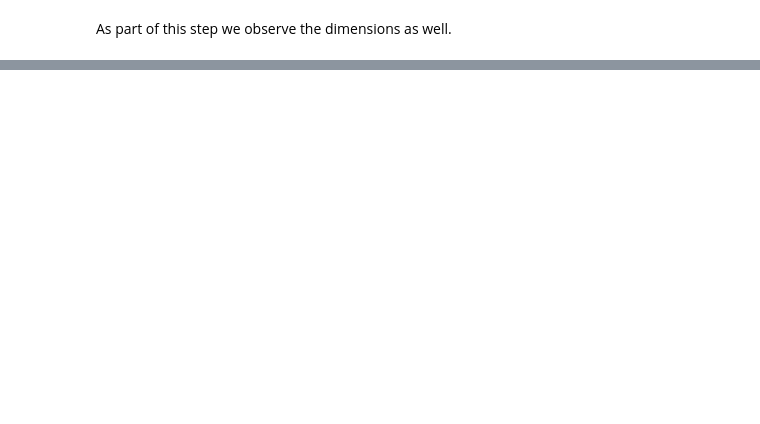
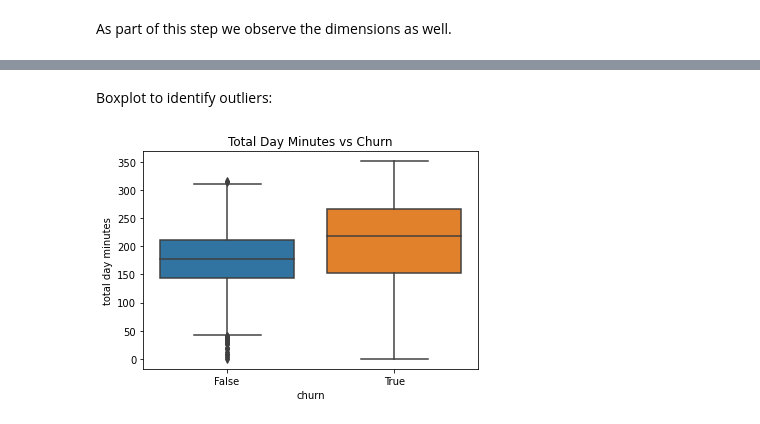
Before and after one commit to lilanhenry/telco-customer-churn, a Jupyter notebook: telco-churn.ipynb, the cells around one changed output, grey strips where cells are left out. Cells and saved outputs as stored; diff of their text form; code cells hidden in the pictures; blank space fills up the shorter version.

```diff
--- a/telco-churn.ipynb
+++ b/telco-churn.ipynb
@@ -88,0 +153,8 @@ dtype: int64
+# %% [markdown]
+Boxplot to identify outliers:
+# %%
+sns.boxplot(x='churn', y='total day minutes', data=churn_df)
+plt.title('Total Day Minutes vs Churn')
+plt.show()
+# %% [output]
+[figure, added]
```
Also changed, not shown: parts of 32 cells of this notebook.
